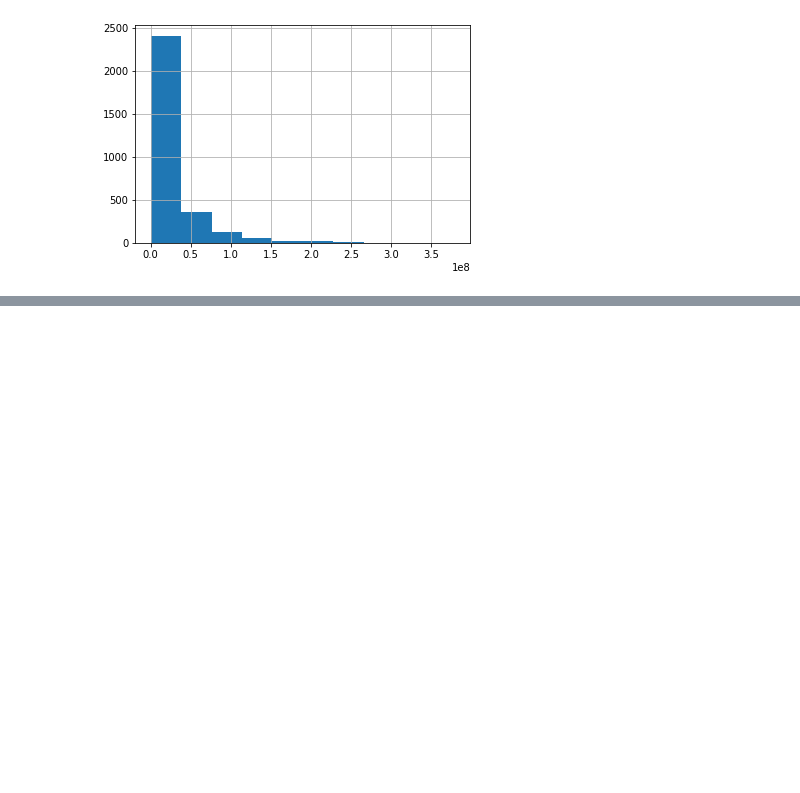
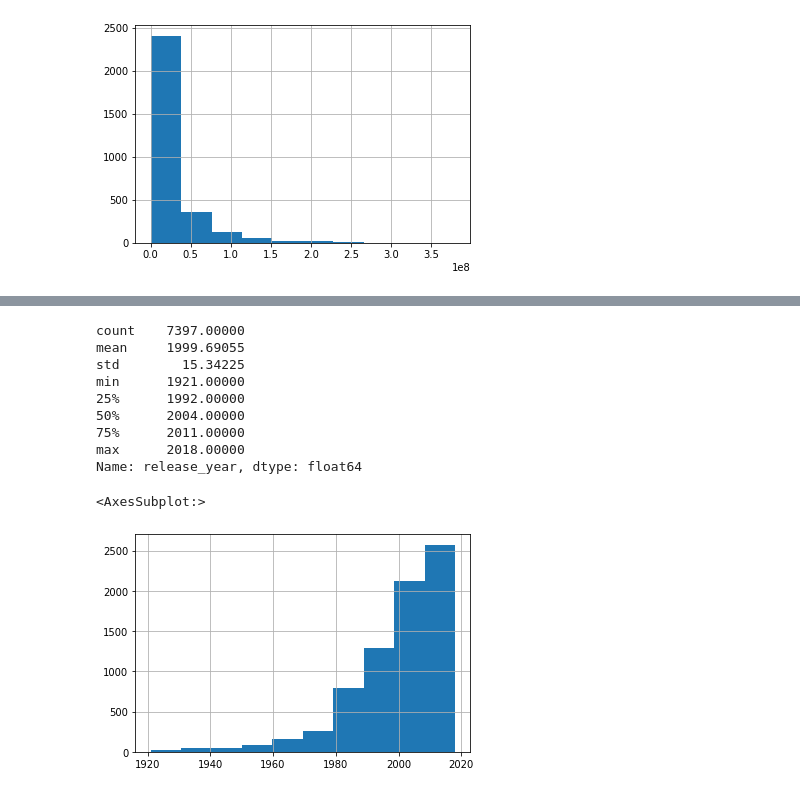
Before and after one commit to weichen-liao/TMDB-kaggle, a Jupyter notebook: EDA.ipynb, the cells around one changed output, grey strips where cells are left out. Cells and saved outputs as stored; diff of their text form; code cells hidden in the pictures; blank space fills up the shorter version.

```diff
--- a/EDA.ipynb
+++ b/EDA.ipynb
@@ -131,0 +304,12 @@ Name: budget, dtype: float64
+# %%
+production_companies = []
+for v in df['production_companies'].values:
+    try:
+        v = eval(v)
+        for item in v:
+            name = item['name']
+            production_companies.append(name)
+    except: # nan values
+        continue
+production_companies = list(set(production_companies))
+print(len(production_companies), production_companies)
@@ -131,0 +320,29 @@ Name: budget, dtype: float64
+# %%
+# example
+print(df['release_date'].values[:3])
+print(df['release_date'].isnull().value_counts()) # one missing
+# a preprocess, change the year format into 4 chars instead of 2, or the astype("datetime64") method will convert 69 into 2069, which is 1969
+def dateTransform(dt):
+    try:
+        m,d,y = dt.split('/')
+        if y > '20':
+            y = '19'+y
+        else:
+            y = '20'+y
+        if int(d)<10:
+            d = '0'+d
+        if int(m)<10:
+            m = '0'+m
+        res = '-'.join([y, m, d])
+    except:
+        res = dt
+    return res
+def extract_year(dt):
+    try:
+        return int(dt.split('-')[0])
+    except:
+        return dt
+
+df['release_date_datetime64'] = [dateTransform(item) for item in df['release_date']]
+df['release_year'] = [extract_year(item) for item in df['release_date_datetime64']]
+print(df[['original_title','release_date','release_date_datetime64']].sort_values(by='release_date_datetime64',ascending=False))
@@ -131,0 +368,15 @@ Name: budget, dtype: float64
+# %%
+print(df['release_year'].describe())
+df['release_year'].hist()
+# %% [output]
+count    7397.00000
+mean     1999.69055
+std        15.34225
+min      1921.00000
+25%      1992.00000
+50%      2004.00000
+75%      2011.00000
+max      2018.00000
+Name: release_year, dtype: float64
+<AxesSubplot:>
+[figure, added]
```
Also changed, not shown: parts of 63 cells of this notebook.
